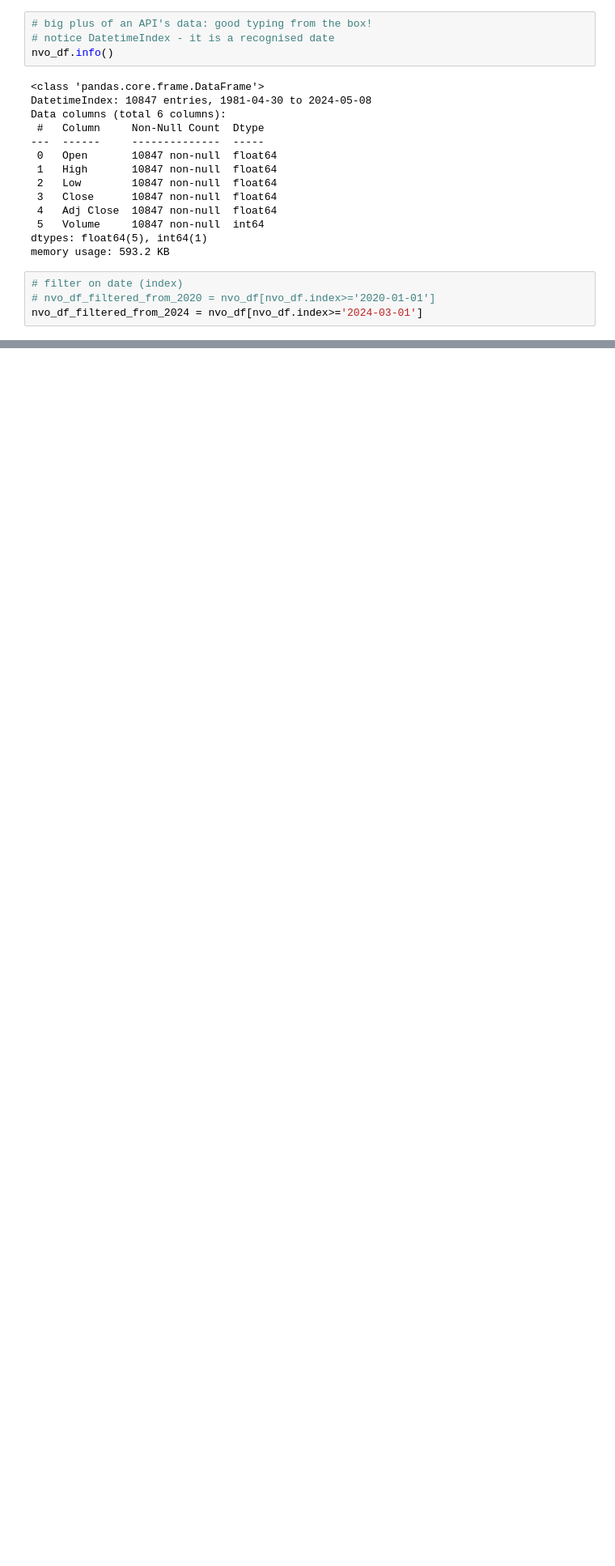
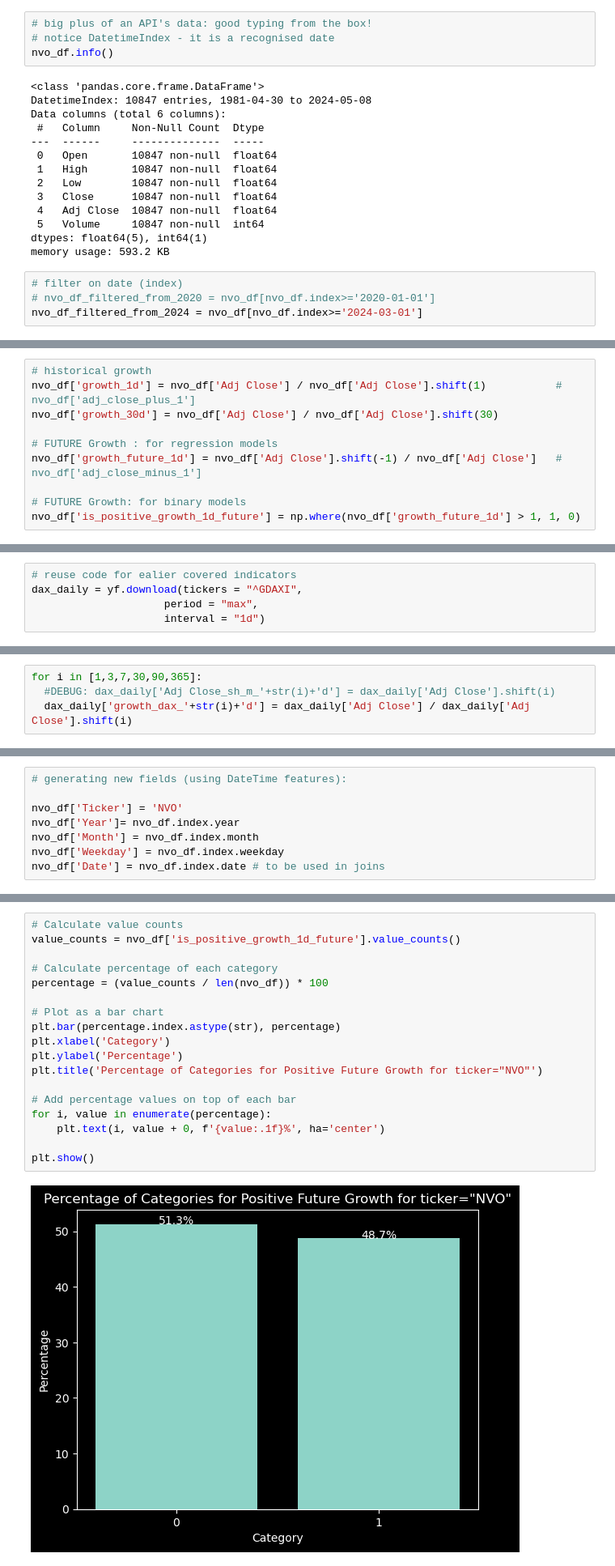
Before and after one commit to kibetamos/stock-markets-analytics-zoomcamp, a Jupyter notebook: 02-dataframe-analysis/Homework2.ipynb, the cells around one changed output, grey strips where cells are left out. Shown: that part at 81% size. Saved outputs shown, nothing was run; the diff lists cells and outputs as text; blank space fills up the shorter version.

```diff
--- a/02-dataframe-analysis/Homework2.ipynb
+++ b/02-dataframe-analysis/Homework2.ipynb
@@ -259,0 +281,10 @@ nvo_df_filtered_from_2024 = nvo_df[nvo_df.index>='2024-03-01']
+# %%
+# historical growth
+nvo_df['growth_1d'] = nvo_df['Adj Close'] / nvo_df['Adj Close'].shift(1)           # nvo_df['adj_close_plus_1']
+nvo_df['growth_30d'] = nvo_df['Adj Close'] / nvo_df['Adj Close'].shift(30)
+
+# FUTURE Growth : for regression models
+nvo_df['growth_future_1d'] = nvo_df['Adj Close'].shift(-1) / nvo_df['Adj Close']   # nvo_df['adj_close_minus_1']
+
+# FUTURE Growth: for binary models
+nvo_df['is_positive_growth_1d_future'] = np.where(nvo_df['growth_future_1d'] > 1, 1, 0)
@@ -259,0 +302,5 @@ nvo_df_filtered_from_2024 = nvo_df[nvo_df.index>='2024-03-01']
+# %%
+# reuse code for ealier covered indicators
+dax_daily = yf.download(tickers = "^GDAXI",
+                     period = "max",
+                     interval = "1d")
@@ -259,0 +309,4 @@ nvo_df_filtered_from_2024 = nvo_df[nvo_df.index>='2024-03-01']
+# %%
+for i in [1,3,7,30,90,365]:
+  #DEBUG: dax_daily['Adj Close_sh_m_'+str(i)+'d'] = dax_daily['Adj Close'].shift(i)
+  dax_daily['growth_dax_'+str(i)+'d'] = dax_daily['Adj Close'] / dax_daily['Adj Close'].shift(i)
@@ -259,0 +360,8 @@ nvo_df_filtered_from_2024 = nvo_df[nvo_df.index>='2024-03-01']
+# %%
+# generating new fields (using DateTime features):
+
+nvo_df['Ticker'] = 'NVO'
+nvo_df['Year']= nvo_df.index.year
+nvo_df['Month'] = nvo_df.index.month
+nvo_df['Weekday'] = nvo_df.index.weekday
+nvo_df['Date'] = nvo_df.index.date # to be used in joins
@@ -259,0 +383,20 @@ nvo_df_filtered_from_2024 = nvo_df[nvo_df.index>='2024-03-01']
+# %%
+# Calculate value counts
+value_counts = nvo_df['is_positive_growth_1d_future'].value_counts()
+
+# Calculate percentage of each category
+percentage = (value_counts / len(nvo_df)) * 100
+
+# Plot as a bar chart
+plt.bar(percentage.index.astype(str), percentage)
+plt.xlabel('Category')
+plt.ylabel('Percentage')
+plt.title('Percentage of Categories for Positive Future Growth for ticker="NVO"')
+
+# Add percentage values on top of each bar
+for i, value in enumerate(percentage):
+    plt.text(i, value + 0, f'{value:.1f}%', ha='center')
+
+plt.show()
+# %% [output]
+[figure, added]
```
Also changed, not shown: parts of 15 cells of this notebook, 1 other file.
